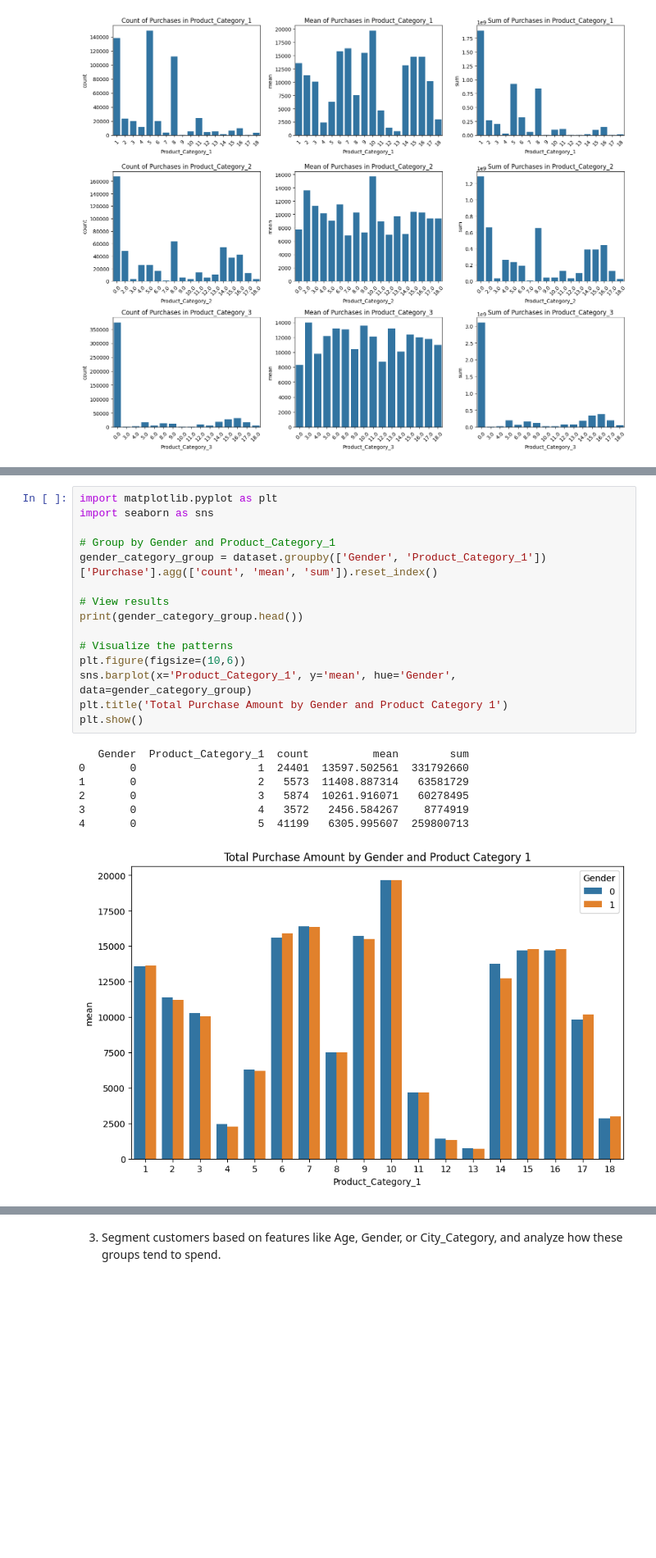
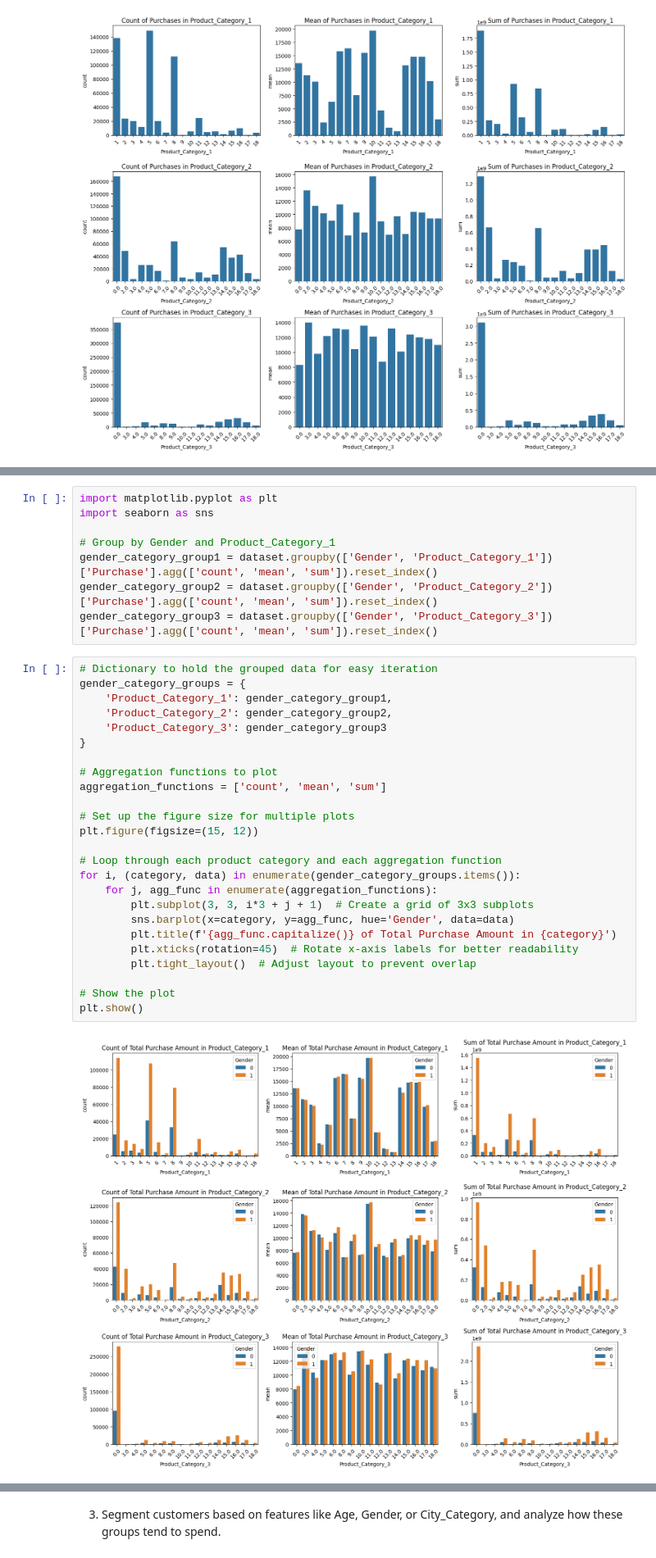
Before and after one commit to Darknight47/Data-Science-Project-02, a Jupyter notebook: recommendation_system.ipynb, the cells around one changed output, grey strips where cells are left out. Shown at 82% size. Saved outputs shown, nothing was run; the diff lists cells and outputs as text; blank space fills up the shorter version.

```diff
--- a/recommendation_system.ipynb
+++ b/recommendation_system.ipynb
@@ -214,24 +216,36 @@ import matplotlib.pyplot as plt
 import seaborn as sns
 
 # Group by Gender and Product_Category_1
-gender_category_group = dataset.groupby(['Gender', 'Product_Category_1'])['Purchase'].agg(['count', 'mean', 'sum']).reset_index()
-
-# View results
-print(gender_category_group.head())
-
-# Visualize the patterns
-plt.figure(figsize=(10,6))
-sns.barplot(x='Product_Category_1', y='mean', hue='Gender', data=gender_category_group)
-plt.title('Total Purchase Amount by Gender and Product Category 1')
-plt.show()
+gender_category_group1 = dataset.groupby(['Gender', 'Product_Category_1'])['Purchase'].agg(['count', 'mean', 'sum']).reset_index()
+gender_category_group2 = dataset.groupby(['Gender', 'Product_Category_2'])['Purchase'].agg(['count', 'mean', 'sum']).reset_index()
+gender_category_group3 = dataset.groupby(['Gender', 'Product_Category_3'])['Purchase'].agg(['count', 'mean', 'sum']).reset_index()
-# %% [output]
-   Gender  Product_Category_1  count          mean        sum
-0       0                   1  24401  13597.502561  331792660
-1       0                   2   5573  11408.887314   63581729
-2       0                   3   5874  10261.916071   60278495
-3       0                   4   3572   2456.584267    8774919
-4       0                   5  41199   6305.995607  259800713
-[figure, removed]
+# %%
+# Dictionary to hold the grouped data for easy iteration
+gender_category_groups = {
+    'Product_Category_1': gender_category_group1,
+    'Product_Category_2': gender_category_group2,
+    'Product_Category_3': gender_category_group3
+}
+
+# Aggregation functions to plot
+aggregation_functions = ['count', 'mean', 'sum']
+
+# Set up the figure size for multiple plots
+plt.figure(figsize=(15, 12))
+
+# Loop through each product category and each aggregation function
+for i, (category, data) in enumerate(gender_category_groups.items()):
+    for j, agg_func in enumerate(aggregation_functions):
+        plt.subplot(3, 3, i*3 + j + 1)  # Create a grid of 3x3 subplots
+        sns.barplot(x=category, y=agg_func, hue='Gender', data=data)
+        plt.title(f'{agg_func.capitalize()} of Total Purchase Amount in {category}')
+        plt.xticks(rotation=45)  # Rotate x-axis labels for better readability
+        plt.tight_layout()  # Adjust layout to prevent overlap
+
+# Show the plot
+plt.show()
+# %% [output]
+[figure, added]
 # %%
 # Group by Gender and Product_Category_1
 gender_category_group2 = dataset.groupby(['Gender', 'Product_Category_2'])['Purchase'].agg(['count', 'mean', 'sum']).reset_index()
```
Also changed, not shown: parts of 2 cells of this notebook.
